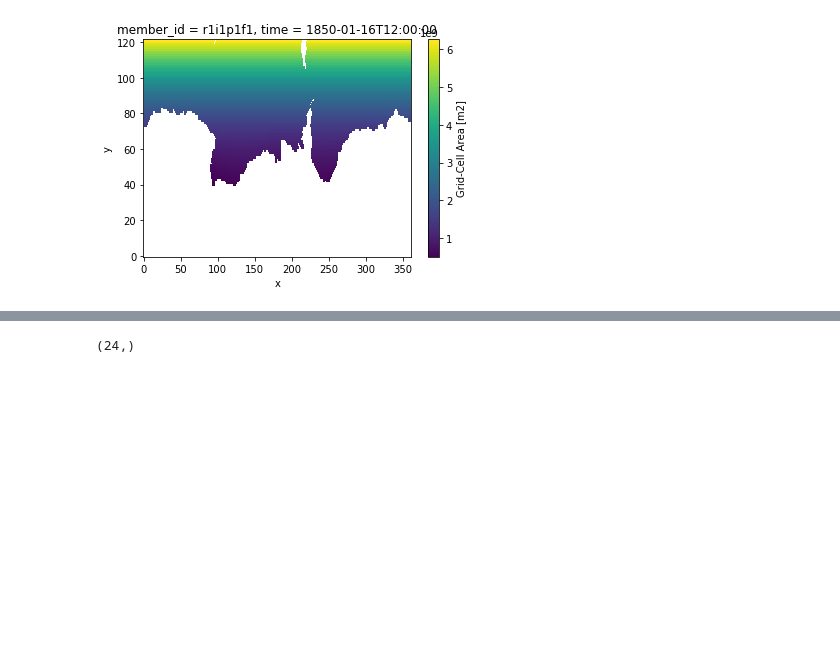
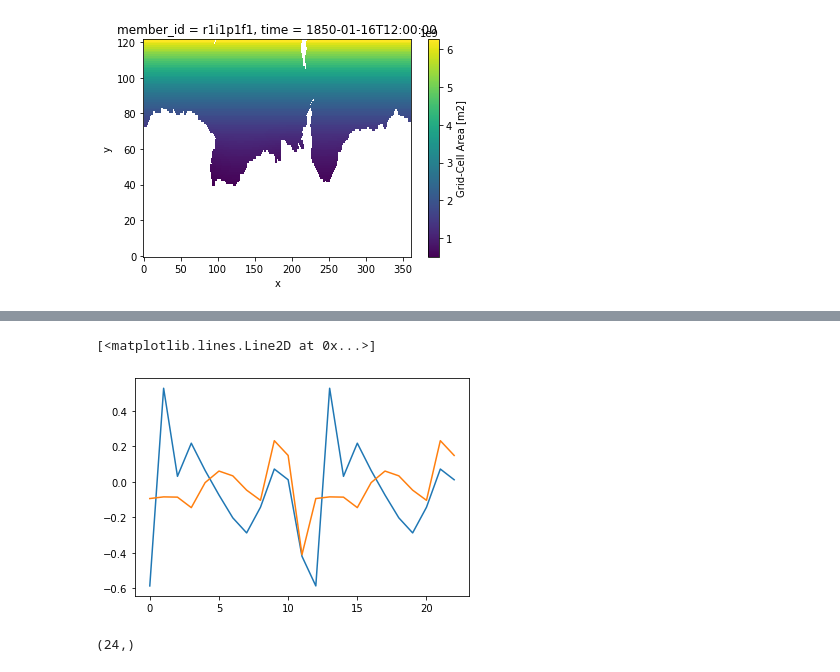
Before and after one commit to mara-freilich/cmip6hack-ocean-bgc, a Jupyter notebook: notebooks/cmip6_o2_co2_fluxes_analysis.ipynb, the cells around one changed output, grey strips where cells are left out. Cells and saved outputs as stored; diff of their text form; code cells hidden in the pictures; blank space fills up the shorter version.

```diff
--- a/notebooks/cmip6_o2_co2_fluxes_analysis.ipynb
+++ b/notebooks/cmip6_o2_co2_fluxes_analysis.ipynb
@@ -249,3 +343,9 @@ seasonal_cccma_fo2_dsc  = F_var_x_dupl(seasonal_cccma_fo2)
+# %%
+plot(abs(F_pCO2_sst(seasonal_ipsl_pco2_dsc.values,seasonal_ipsl_tos_dsc.values)) - abs(F_pCO2_dic(seasonal_ipsl_pco2_dsc.values,seasonal_ipsl_tos_dsc.values)))
+plot(abs(F_pCO2_sst(seasonal_ipsl_pco2_dsc.values,seasonal_ncc_tos_dsc.values)) - abs(F_pCO2_dic(seasonal_ncc_pco2_dsc.values,seasonal_ipsl_tos_dsc.values)))
+# %% [output]
+[<matplotlib.lines.Line2D at 0x...>]
+[figure, added]
 # %%
 seasonal_ipsl_fco2_dsc.plot()
 seasonal_ncc_fco2_dsc.plot()
```
Also changed, not shown: parts of 20 cells of this notebook.
